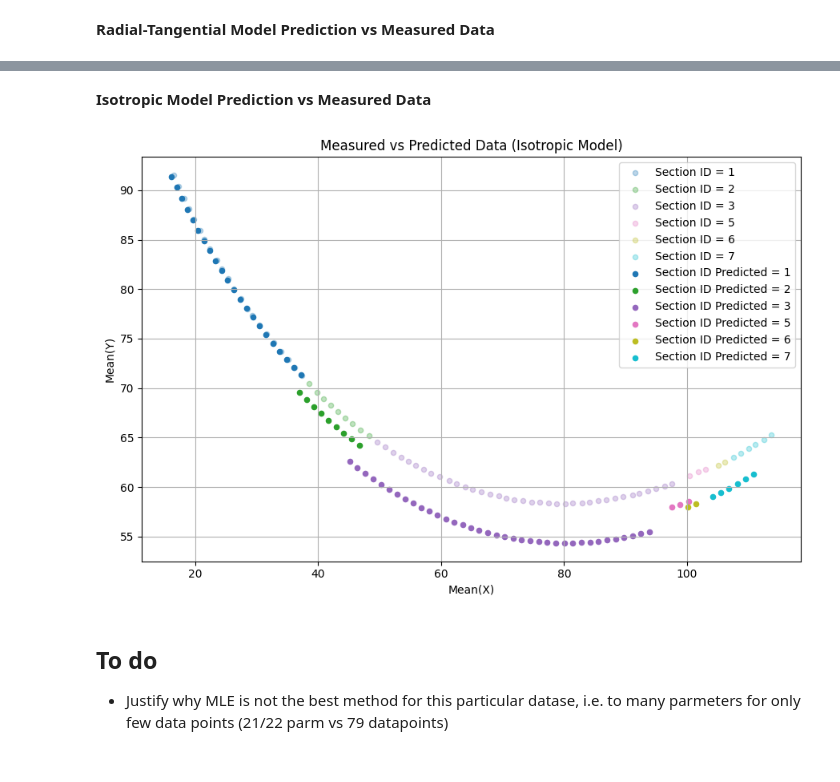
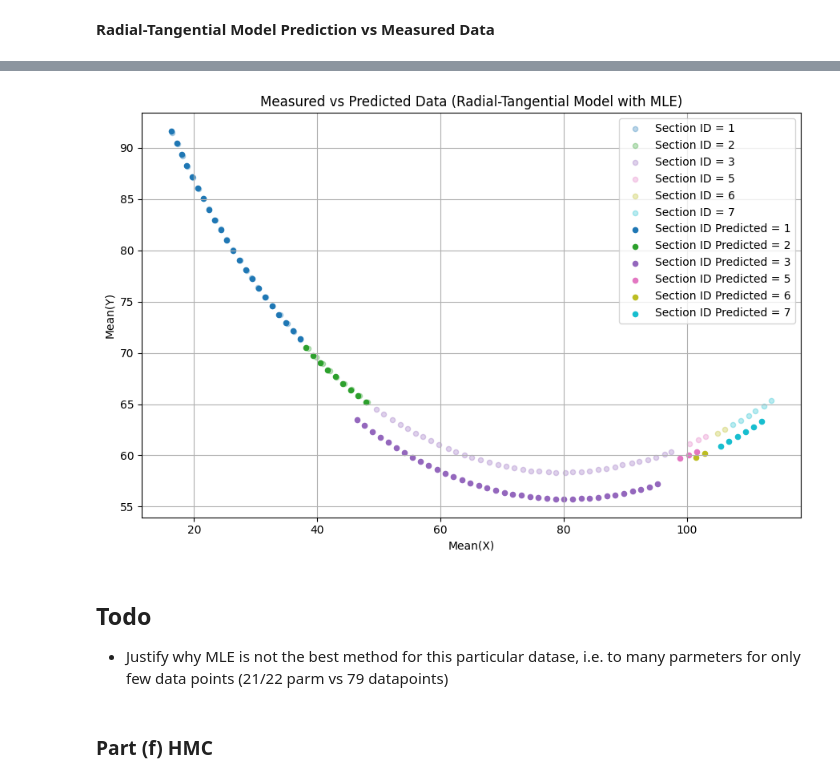
Before and after one commit to MatteoMancini01/S2_Cw, a Jupyter notebook: NoteBook.ipynb, the cells around one changed output, grey strips where cells are left out. Saved outputs shown, nothing was run; the diff lists cells and outputs as text; code cells hidden in the pictures.

```diff
--- a/NoteBook.ipynb
+++ b/NoteBook.ipynb
@@ -680,38 +508,10 @@ plt.show()
-# %% [markdown]
-<b>Isotropic Model Prediction vs Measured Data</b>
-# %%
-# Define colors using a colormap
-colors = plt.cm.get_cmap("tab10", len(sub_data["Section ID"].unique()))
-
-# Plot
-plt.figure(figsize=(9, 6))
-
-# Loop through each section and plot automatically
-# Selecting different region based on Section ID
-for i, (section, data) in enumerate(sub_data.groupby("Section ID")):
-    plt.scatter(data["Mean(X)"], data["Mean(Y)"], s=20, alpha = 0.3, color=colors(i), label=f"Section ID = {section}")
-
-for i, (section, data) in enumerate(pred_data_is.groupby("Section ID")):
-    plt.scatter(data["Mean(X)"], data["Mean(Y)"], s=20, color=colors(i), label=f"Section ID Predicted = {section}")
-
-# Add labels and title
-plt.xlabel('Mean(X)')
-plt.ylabel('Mean(Y)')
-plt.title('Measured vs Predicted Data (Isotropic Model)')
-
-# Invert y-axis for better visualization (resemble ring shape)
-#plt.gca().invert_yaxis()
-
-# Add legend, adjust layout and grid
-plt.legend()
-plt.tight_layout()
-plt.grid()
-
-# Show plot
-plt.show()
-# %% [output]
-[figure, removed]
+# %%
+plotting_comparison(sub_data, pred_data_rt_MLE, 'Radial-Tangential Model with MLE')
+# %% [output]
+[figure, added]
 # %% [markdown]
-## To do
+## Todo
 
 - Justify why MLE is not the best method for this particular datase, i.e. to many parmeters for only few data points (21/22 parm vs 79 datapoints)
+# %% [markdown]
+### Part (f) HMC
```
Also changed, not shown: parts of 34 cells of this notebook, 4 other files.
